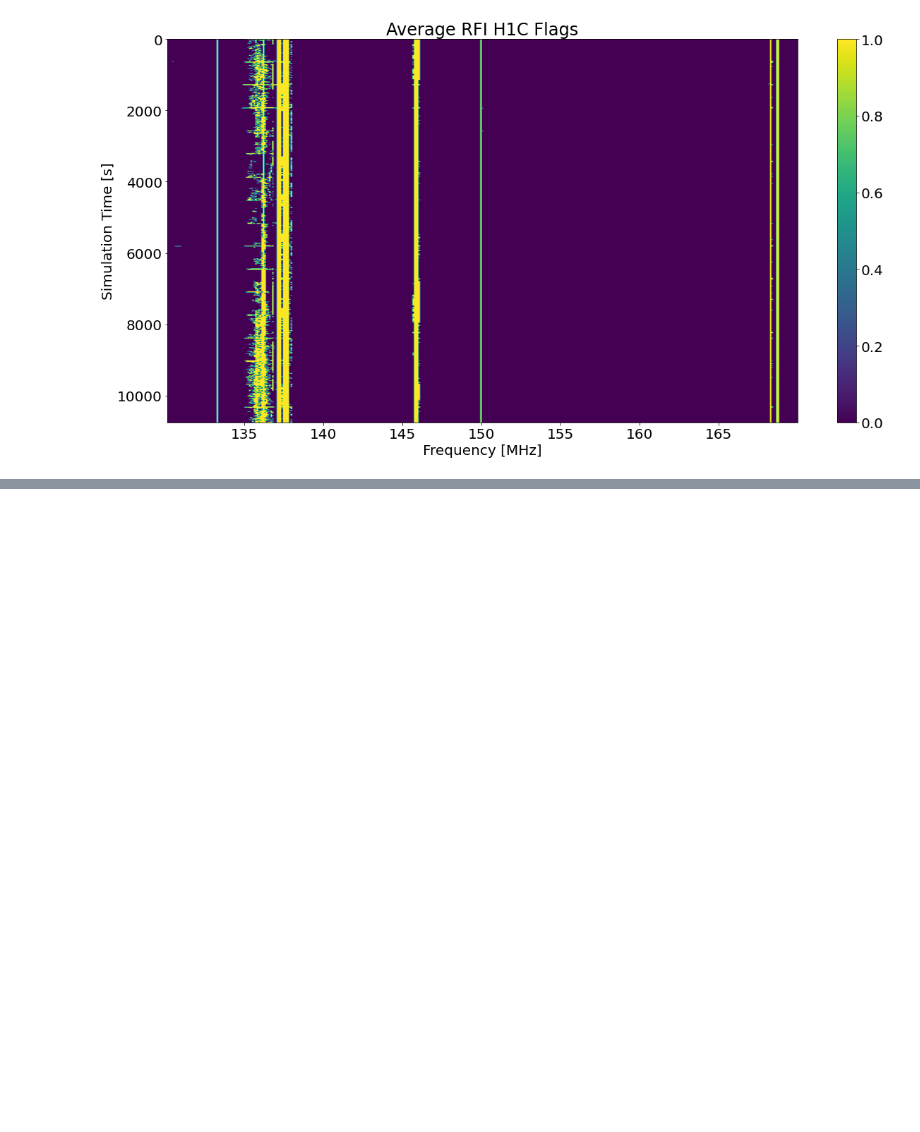
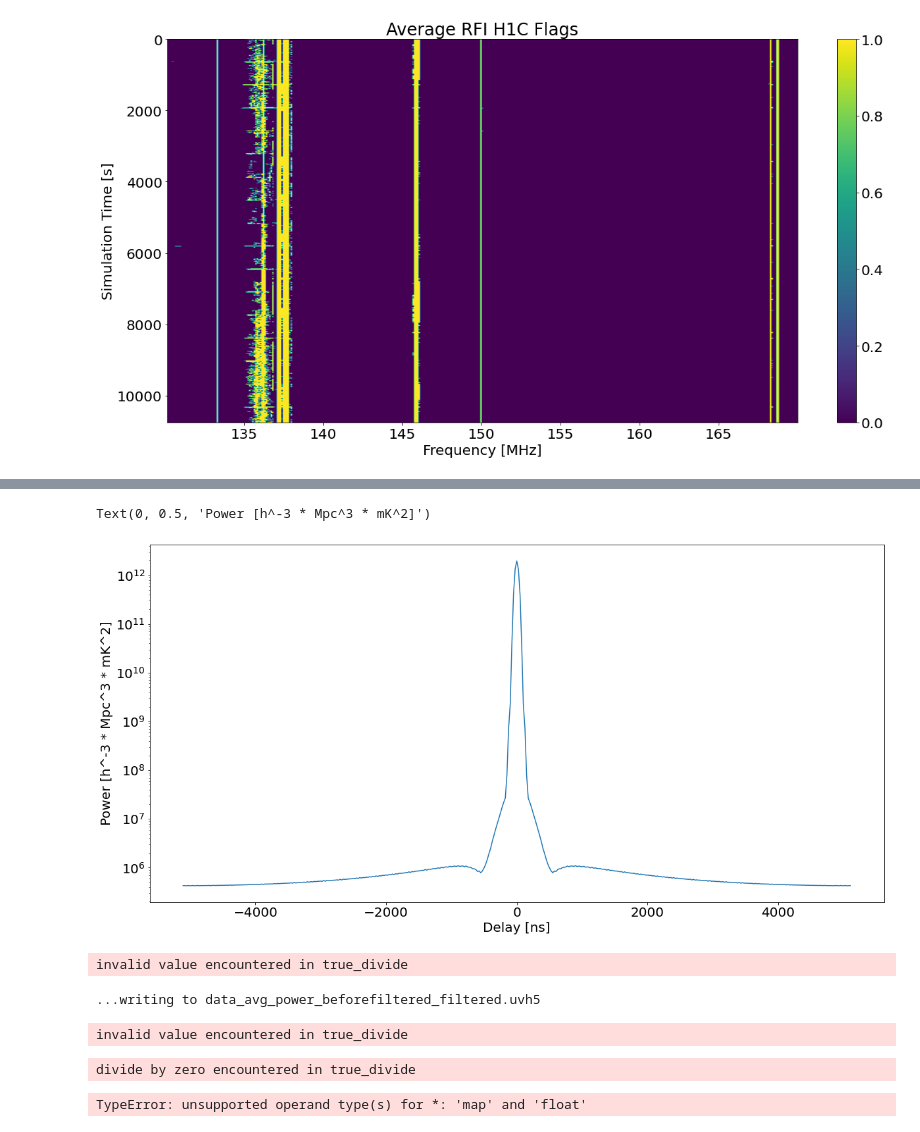
Before and after one commit to kian466/HERA_Calibration, a Jupyter notebook: HERA_CLEAN.ipynb, the cells around one changed output, grey strips where cells are left out. Drawn from its saved outputs; the diff is of its cells as text; code cells hidden in the pictures; blank space fills up the shorter version.

```diff
--- a/HERA_CLEAN.ipynb
+++ b/HERA_CLEAN.ipynb
@@ -284,0 +421,64 @@ Mean of empty slice
+# %%
+pfile = 'data_avg_power_afterfilter_filter.uvh5'
+hdp = HERAData(pfile)
+data_p,flags_p,nsamples_p = hdp.read()
+plt.plot(delay_blh*1e+9, (data_p[(0,1,'nn')][0]*1e6)*((data.freqs[1]-data.freqs[0])**2))
+plt.yscale('log')
+plt.xlabel('Delay [ns]')
+plt.ylabel('Power [h^-3 * Mpc^3 * mK^2]')
+# %% [output]
+Text(0, 0.5, 'Power [h^-3 * Mpc^3 * mK^2]')
+[figure, added]
+# %%
+#Average Before Filter (power)
+for day in range(18):
+    pfile = f"data_{day}_power.uvh5"
+    hd = HERAData(pfile)
+    data_p,flags_p,nsamples_p = hd.read()
+    if day==0:
+        data_avg=DataContainer({bl:data_p[bl]*nsamples_p[bl]*(~flags_p[bl]) for bl in data_p})
+        flags_avg =DataContainer({bl:flags_p[bl] for bl in data_p})
+        nsamples_avg = DataContainer({bl:nsamples_p[bl]*(~flags_p[bl]) for bl in data_p})
+    else:
+        for bl in data_avg:
+            data_avg[bl] = data_avg[bl] + data_p[bl]*nsamples_p[bl]*(~flags_p[bl])
+            flags_avg[bl] = flags_avg[bl] & flags_p[bl]
+            nsamples_avg[bl] = nsamples_avg[bl] + nsamples_p[bl]*(~flags_p[bl])
+for bl in data_avg:
+    data_avg[bl] = data_avg[bl]/nsamples_avg[bl]
+    data_avg[bl][~np.isfinite(data_avg[bl])] = 0.0
+hd.update(data=data_avg, flags=flags_avg, nsamples=nsamples_avg)
+hd.write_uvh5('data_avg_power_beforefilter.uvh5', clobber=True)
+# %% [output]
+invalid value encountered in true_divide
+# %%
+vca = vis_clean.VisClean('data_avg_power_beforefilter.uvh5')
+vca.read()
+vca.vis_clean(standoff=100, min_dly=300, mode='dpss_leastsq', skip_flagged_edge_freqs=True,
+                 flag_model_rms_outliers=True, max_contiguous_edge_flags=1)
+vca.write_filtered_data(filled_outfilename='data_avg_power_beforefiltered_filtered.uvh5',clobber=True)
+# %% [output]
+...writing to data_avg_power_beforefiltered_filtered.uvh5
+# %%
+#Average After Filter (power)
+for day in range(18):
+    pfile = f'data_{day}_filtered.uvh5'
+    hd = HERAData(pfile)
+    data_p,flags_p,nsmaples_p = hd.read()
+    for bl in data_p:
+        data_p[bl] = (np.abs(data_p[bl])**2)*Power_Transformation
+    if day==0:
+        data_avg=DataContainer({bl:data_p[bl]*nsamples_p[bl]*(~flags_p[bl]) for bl in data_p})
+        flags_avg =DataContainer({bl:flags_p[bl] for bl in data_p})
+        nsamples_avg = DataContainer({bl:nsamples_p[bl]*(~flags_p[bl]) for bl in data_p})
+    else:
+        for bl in data_avg:
+            data_avg[bl] = data_avg[bl] + data_p[bl]*nsamples_p[bl]*(~flags_p[bl])
+            flags_avg[bl] = flags_avg[bl] & flags_p[bl]
+            nsamples_avg[bl] = nsamples_avg[bl] + nsamples_p[bl]*(~flags_p[bl])
+for bl in data_avg:
+    data_avg[bl] = data_avg[bl]/nsamples_avg[bl]
+hd.update(data=data_avg, flags=flags_avg, nsamples=nsamples_avg)
+hd.write_uvh5('data_avg_power_afterfilter_filter.uvh5', clobber=True)
+# %% [output]
+invalid value encountered in true_divide
@@ -284,0 +503,14 @@ Mean of empty slice
+# %%
+omega = 0.27
+Y = 17*((1+z/10)**0.5)*(omega/0.15)**(-0.5)
+K = (2*np.pi*delay_blh) / Y
+P = (2*(np.pi**2))/K**3
+
+power_21 = delta_21 * P
+plt.plot(delay_blh*1e9, fft(bh*power_21*((data.freqs[1]-data.freqs[0])**2)))
+plt.yscale('log')
+plt.xlabel('Delay [ns]')
+plt.ylabel('Power [h^-3 * Mpc^3 * mK^2]')
+# %% [output]
+divide by zero encountered in true_divide
+TypeError: unsupported operand type(s) for *: 'map' and 'float'
```
Also changed, not shown: parts of 16 cells of this notebook.
